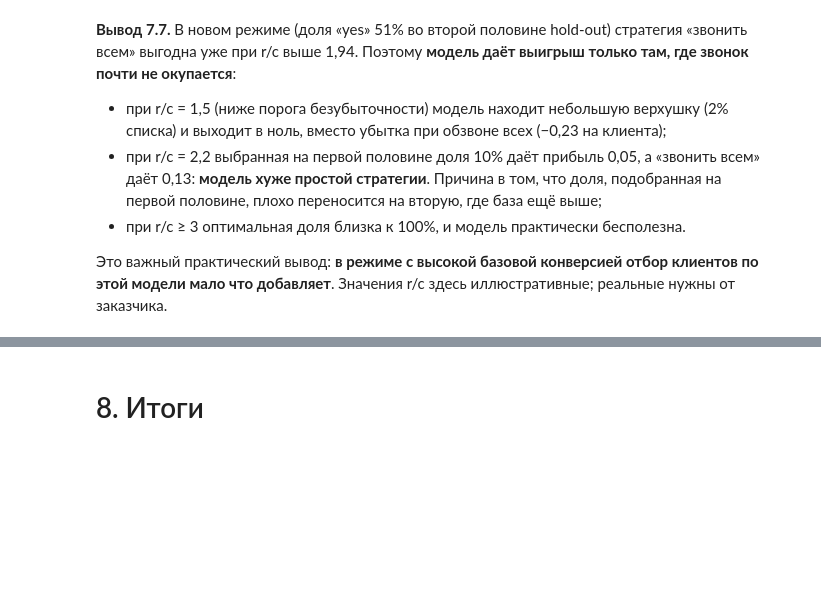
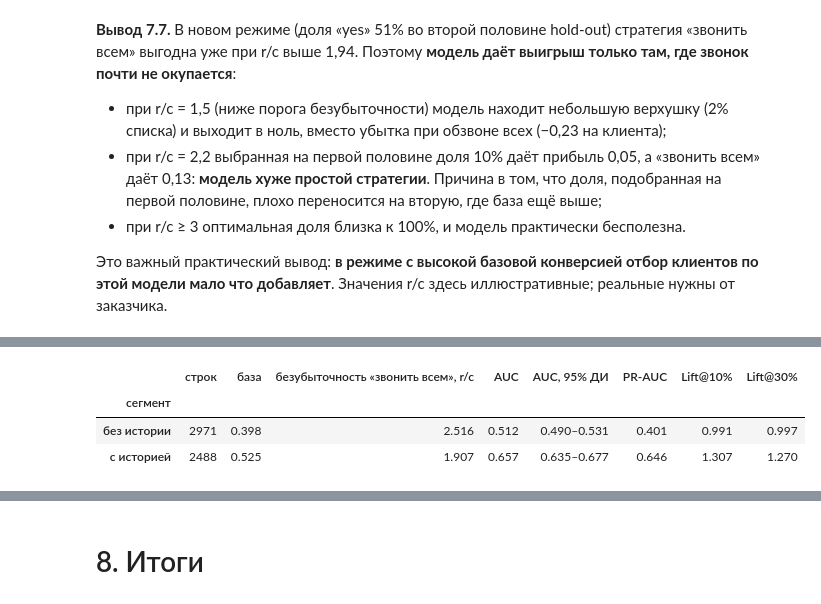
Before and after one commit to RafaelPozoyan/UrFU_project, a Jupyter notebook: final_pipeline.ipynb, the cells around one changed output, grey strips where cells are left out. Saved outputs shown, nothing was run; the diff lists cells and outputs as text; code cells hidden in the pictures; blank space fills up the shorter version.

```diff
--- a/final_pipeline.ipynb
+++ b/final_pipeline.ipynb
@@ -956,0 +968,28 @@ print('прибыль в расчёте на одного клиента из с
+# %%
+def seg_profit(yy, pp, f, r):
+    o = np.argsort(-pp)[:max(1, int(len(yy) * f))]; return (r * yy[o].sum() - len(o)) / len(yy)
+
+def seg_tables(mask, name, B=300):
+    yy, pp = yte[mask], p[mask]; base = yy.mean(); rng = np.random.default_rng(0)
+    idx = [rng.integers(0, len(yy), len(yy)) for _ in range(B)]
+    auc_ci = np.percentile([roc_auc_score(yy[i], pp[i]) for i in idx], [2.5, 97.5])
+    top = lambda f: yy[np.argsort(-pp)[:int(len(yy) * f)]].mean()
+    m = {'сегмент': name, 'строк': len(yy), 'база': base, 'безубыточность «звонить всем», r/c': 1 / base, 'AUC': roc_auc_score(yy, pp),
+         'AUC, 95% ДИ': f'{auc_ci[0]:.3f}–{auc_ci[1]:.3f}', 'PR-AUC': average_precision_score(yy, pp), 'Lift@10%': top(.1) / base, 'Lift@30%': top(.3) / base}
+    rows = []
+    for r in [1.5, 2.0, 2.5, 3.0, 4.0, 6.0]:
+        for f in (0.1, 0.3):
+            U = [seg_profit(yy[i], pp[i], f, r) - max(0, r * yy[i].mean() - 1) for i in idx]
+            rows.append({'сегмент': name, 'r/c': r, 'доля обзвона f': f, 'звонить всем': r * base - 1, 'модель, топ f': seg_profit(yy, pp, f, r),
+                         'выигрыш модели над лучшей альтернативой': seg_profit(yy, pp, f, r) - max(0, r * base - 1),
+                         'ДИ выигрыша': f'{np.percentile(U, 2.5):.3f} … {np.percentile(U, 97.5):.3f}'})
+    return m, rows
+
+cold_te, hist_te = ~hist_flag[te], hist_flag[te]
+m1, r1 = seg_tables(cold_te, 'без истории'); m2, r2 = seg_tables(hist_te, 'с историей')
+display(pd.DataFrame([m1, m2]).set_index('сегмент').round(3))
+# %% [output]
+|  | строк | база | безубыточность «звонить всем», r/c | AUC | AUC, 95% ДИ | PR-AUC | Lift@10% | Lift@30% |
+| сегмент |  |  |  |  |  |  |  |  |
+| без истории | 2971 | 0.398 | 2.516 | 0.512 | 0.490–0.531 | 0.401 | 0.991 | 0.997 |
+| с историей | 2488 | 0.525 | 1.907 | 0.657 | 0.635–0.677 | 0.646 | 1.307 | 1.270 |
```
Also changed, not shown: parts of 11 cells of this notebook.
